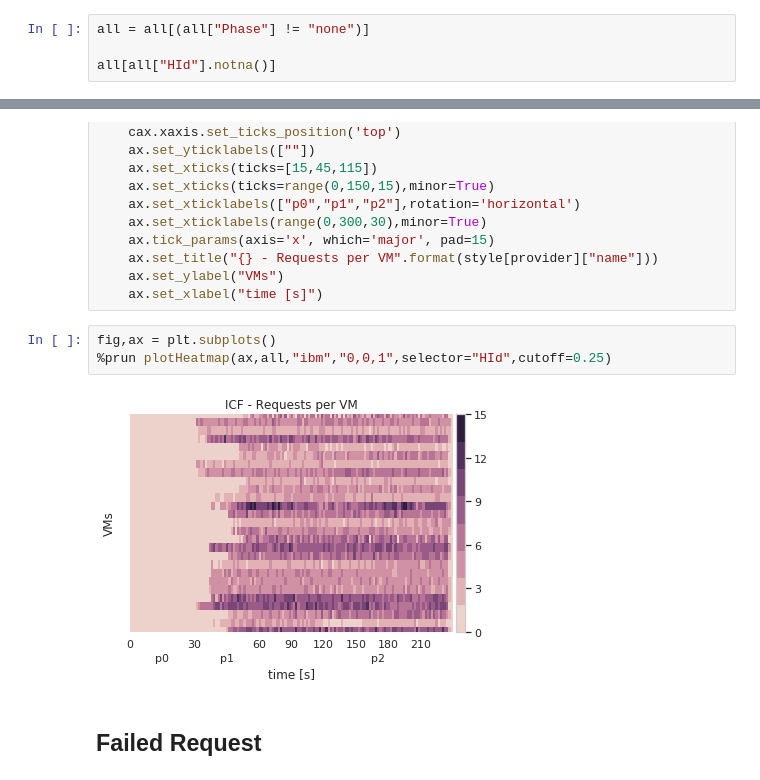
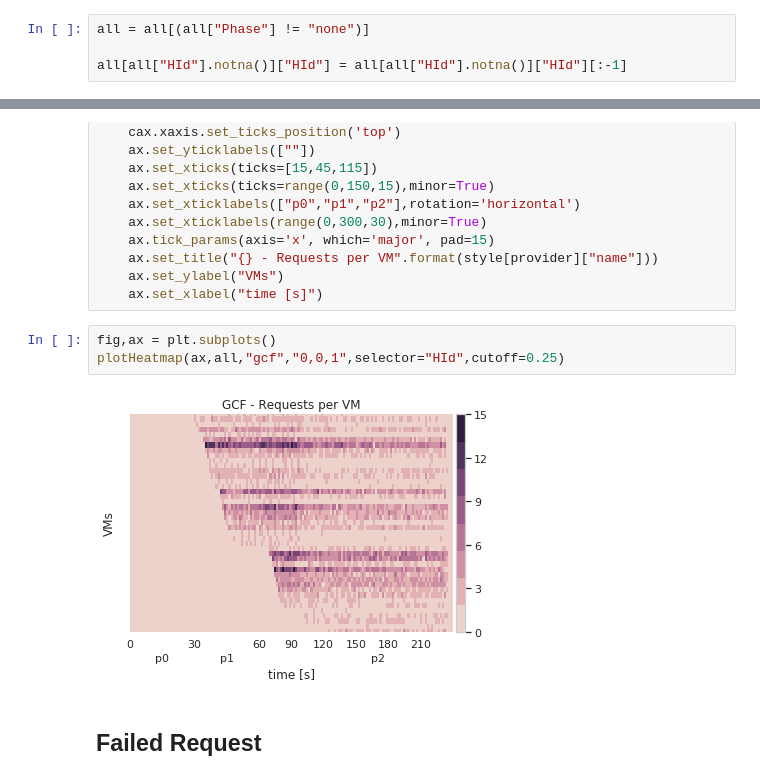
Before and after one commit to tawalaya/FaaSElasticityEngineering, a Jupyter notebook: SW-Analysis.ipynb, the cells around one changed output, grey strips where cells are left out. Saved outputs shown, nothing was run; the diff lists cells and outputs as text.

Commit message:
added new plots

```diff
--- a/SW-Analysis.ipynb
+++ b/SW-Analysis.ipynb
@@ -98,5 +98,5 @@ style = {
 # %%
 all = all[(all["Phase"] != "none")]
 
-all[all["HId"].notna()]
+all[all["HId"].notna()]["HId"] = all[all["HId"].notna()]["HId"][:-1]
 # %% [output]
@@ -226,9 +213,9 @@ def plotHeatmap(ax,all,provider,workload,selector="HId",cutoff=0.5):
     ax.set_xlabel("time [s]")
 # %%
 fig,ax = plt.subplots()
-%prun plotHeatmap(ax,all,"ibm","0,0,1",selector="HId",cutoff=0.25)
+plotHeatmap(ax,all,"gcf","0,0,1",selector="HId",cutoff=0.25)
 # %% [output]
-[figure, old version]
+[figure, new version]
 # %% [markdown]
 ## Failed Request
 # %%
```
Also changed, not shown: parts of 1 cell of this notebook.
